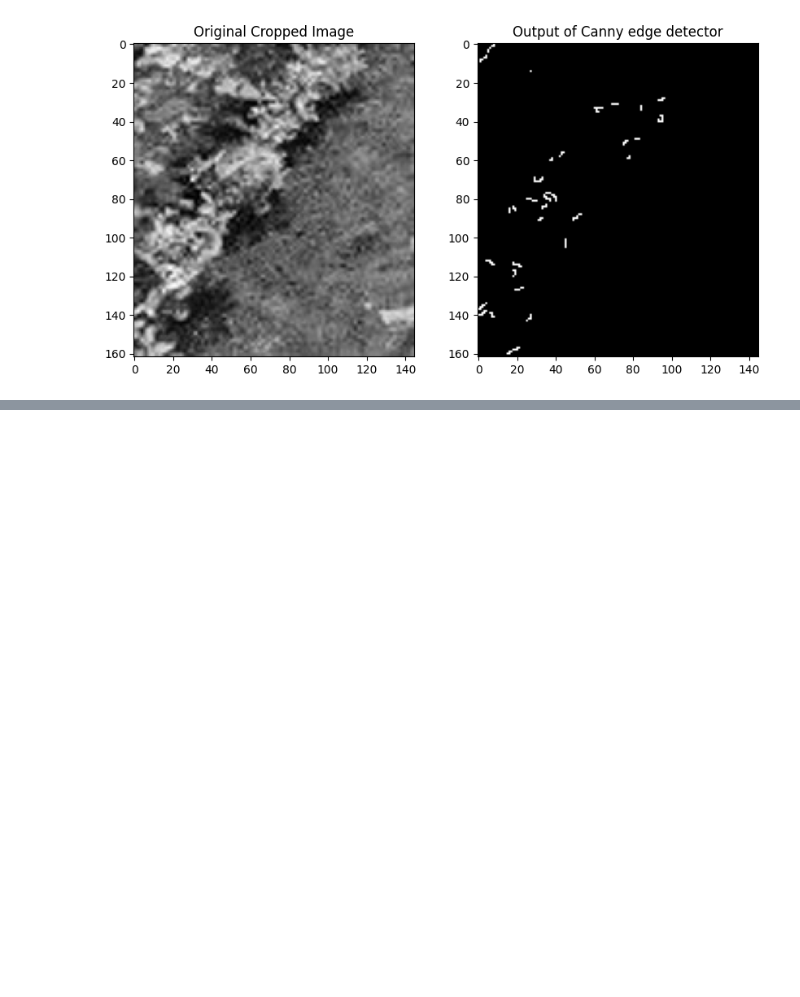
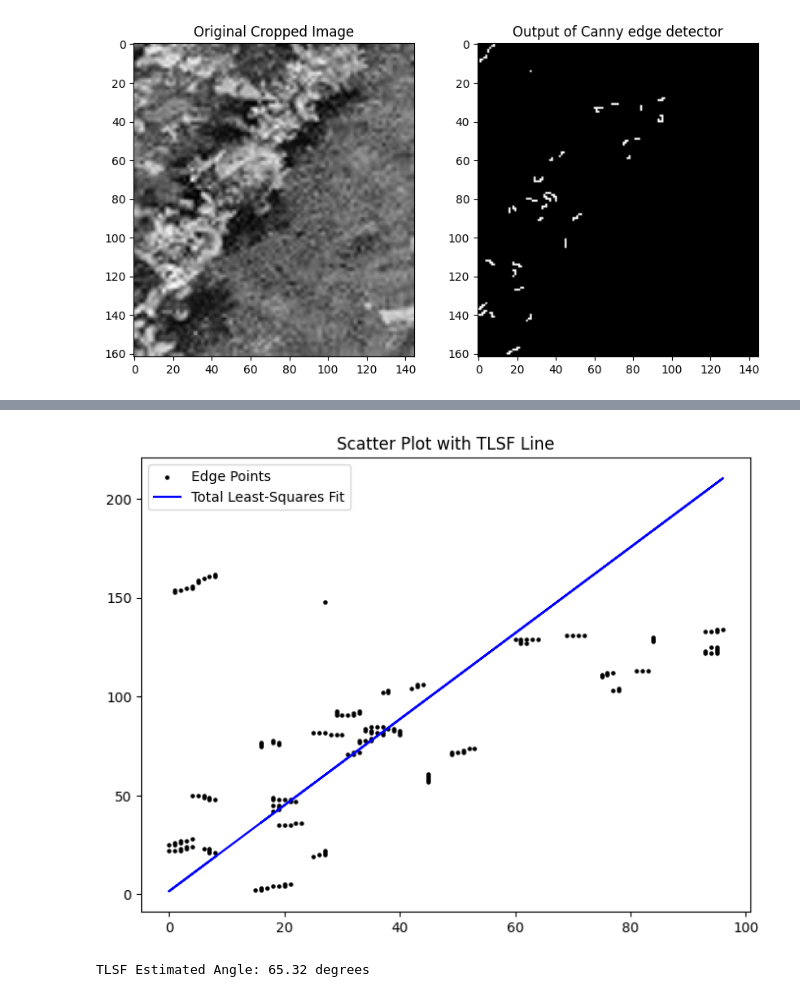
Before and after one commit to kavinduabekoon/GitHub, a Jupyter notebook: Assignmnet_02.ipynb, the cells around one changed output, grey strips where cells are left out. Drawn from its saved outputs; the diff is of its cells as text; code cells hidden in the pictures; blank space fills up the shorter version.

```diff
--- a/Assignmnet_02.ipynb
+++ b/Assignmnet_02.ipynb
@@ -54,0 +55,31 @@ LSF Estimated Angle: 39.50 degrees
+# %%
+# 6. Total Least-Squares Fit (Orthogonal Distance Regression)
+def linear_func(p, x):
+    m, c = p
+    return m * x + c
+
+# Initialize model
+linear_model = odr.Model(linear_func)
+data = odr.Data(x, y)
+# Provide initial guess using LSF results
+odr_obj = odr.ODR(data, linear_model, beta0=[m_lsf, c_lsf])
+output = odr_obj.run()
+
+m_tlsf, c_tlsf = output.beta
+y_tlsf = m_tlsf * x + c_tlsf
+
+# Plotting TLSF
+plt.figure(figsize=(8, 6))
+plt.scatter(x, y, s=5, c='black', label='Edge Points')
+plt.plot(x, y_tlsf, color='blue', label='Total Least-Squares Fit')
+plt.title('Scatter Plot with TLSF Line')
+plt.legend()
+plt.show()
+
+# 7. Calculate Angle
+angle_tlsf_rad = np.arctan(m_tlsf)
+angle_tlsf_deg = np.degrees(angle_tlsf_rad)
+print(f"TLSF Estimated Angle: {angle_tlsf_deg:.2f} degrees")
+# %% [output]
+[figure, added]
+TLSF Estimated Angle: 65.32 degrees
```
Also changed, not shown: parts of 2 cells of this notebook.
